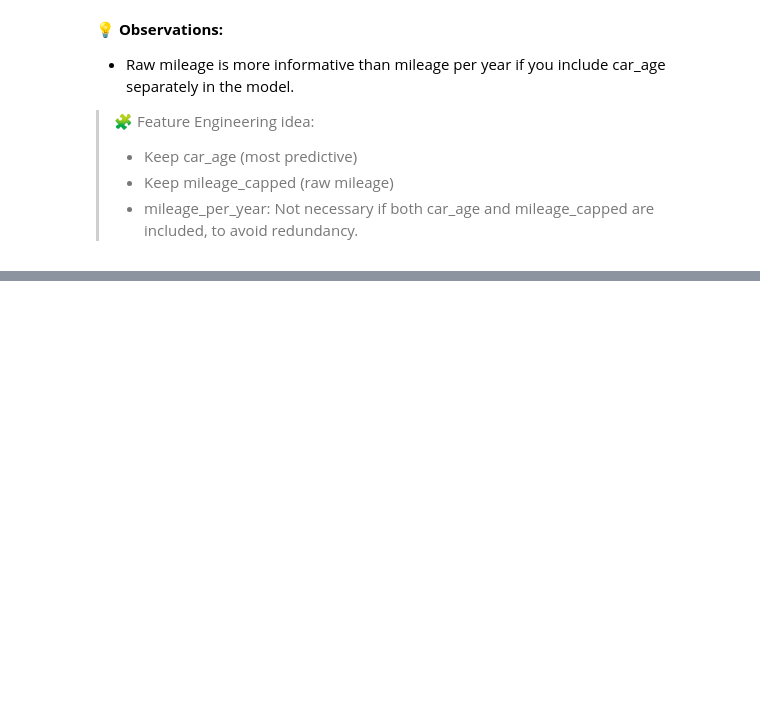
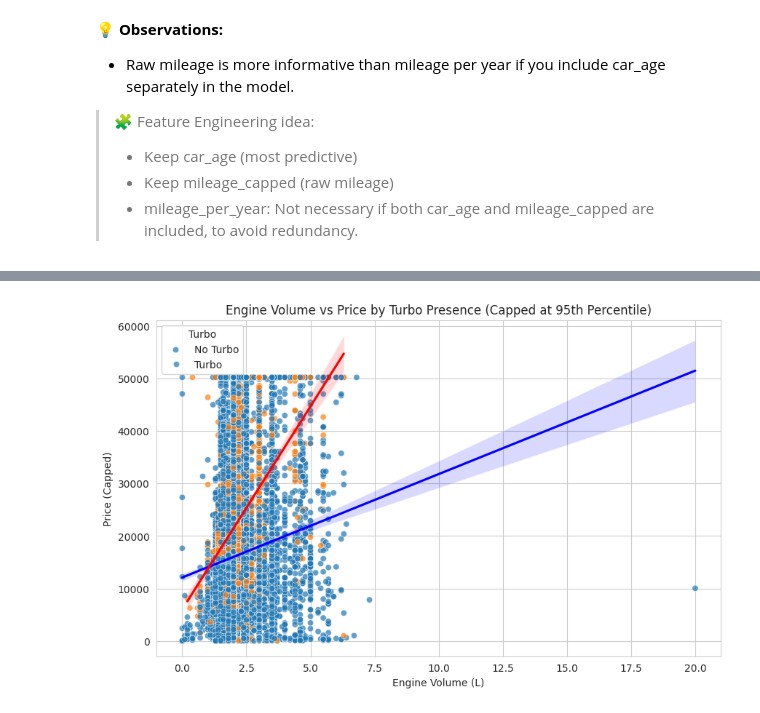
Before and after one commit to Mithula-cbw/Car-Price-Prediction, a Jupyter notebook: notebooks/Group_11_02_Descriptive_Analytics_and_EDA.ipynb, the cells around one changed output, grey strips where cells are left out. Cells and saved outputs as stored; diff of their text form; code cells hidden in the pictures; blank space fills up the shorter version.

```diff
--- a/notebooks/Group_11_02_Descriptive_Analytics_and_EDA.ipynb
+++ b/notebooks/Group_11_02_Descriptive_Analytics_and_EDA.ipynb
@@ -1568,0 +1589,12 @@ Correlation of car_age with price: -0.40
+# %%
+plt.figure(figsize=(10,6))
+sns.scatterplot(data=df, x='engine_volume', y='price_capped', hue='turbo_flag', alpha=0.7)
+sns.regplot(data=df[df['turbo_flag']==0], x='engine_volume', y='price_capped', scatter=False, color='blue', label='No Turbo Trend')
+sns.regplot(data=df[df['turbo_flag']==1], x='engine_volume', y='price_capped', scatter=False, color='red', label='Turbo Trend')
+plt.title('Engine Volume vs Price by Turbo Presence (Capped at 95th Percentile)')
+plt.xlabel('Engine Volume (L)')
+plt.ylabel('Price (Capped)')
+plt.legend(title='Turbo', labels=['No Turbo','Turbo'])
+plt.show()
+# %% [output]
+[figure, added]
```
Also changed, not shown: parts of 8 cells of this notebook.
